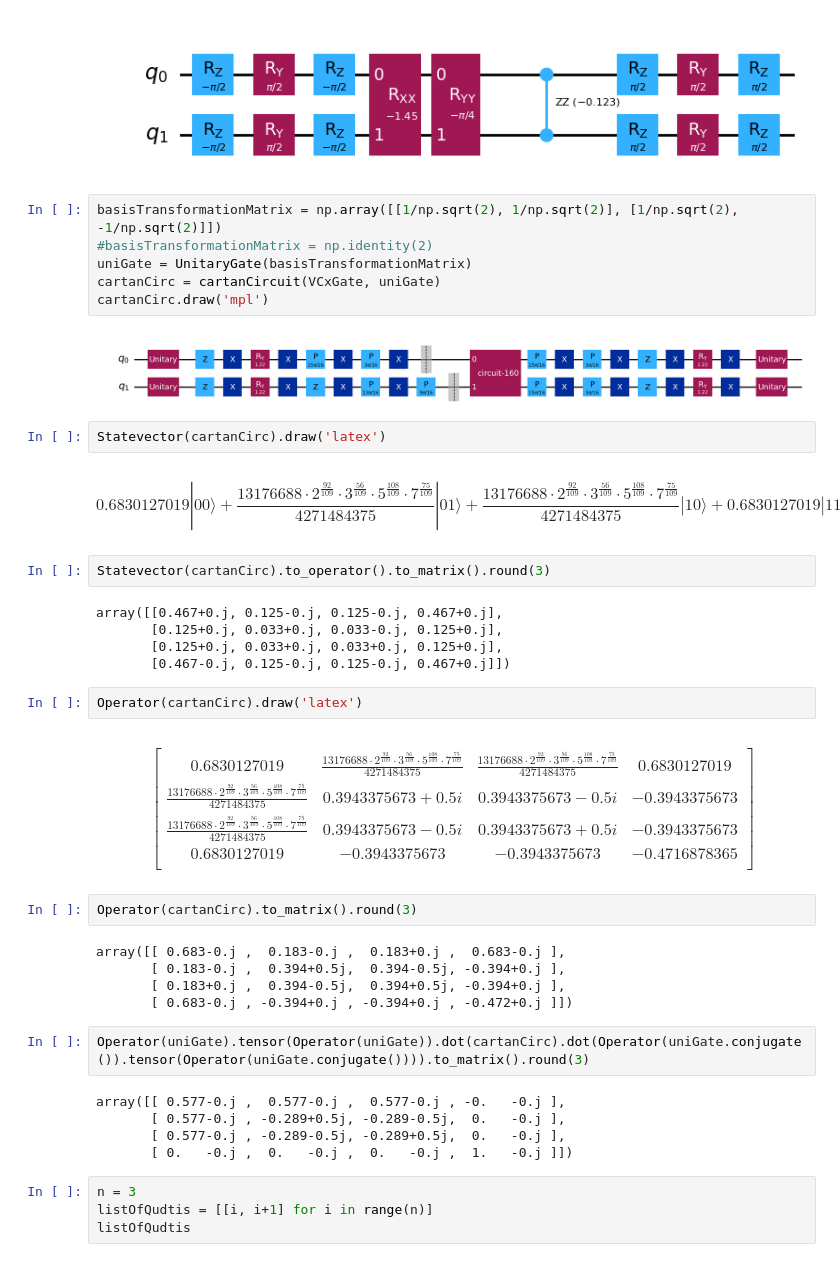
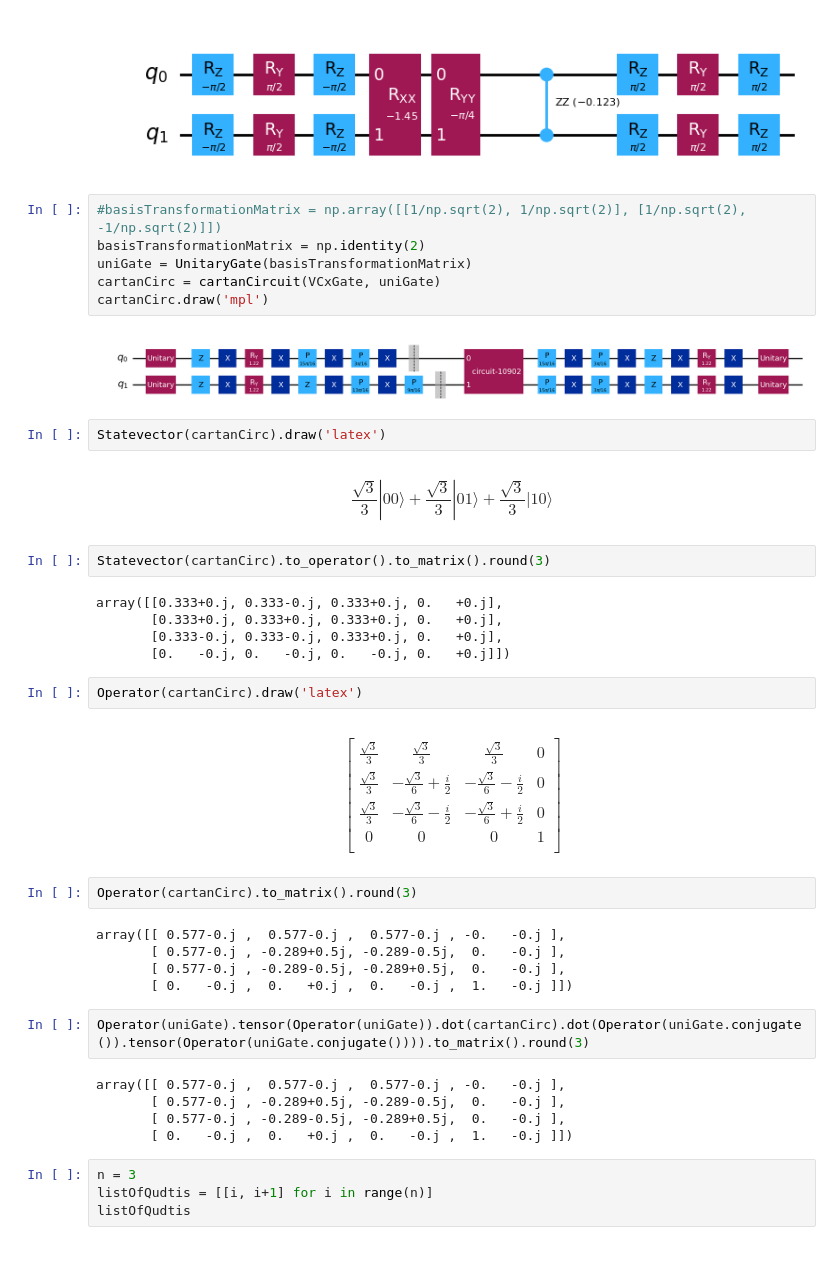
Before and after one commit to slysek/qudityD3, a Jupyter notebook: GHZstate.ipynb, the cells around one changed output. Cells and saved outputs as stored; diff of their text form.

```diff
--- a/GHZstate.ipynb
+++ b/GHZstate.ipynb
@@ -111,49 +113,49 @@ VCxGate.draw('mpl')
 # %% [output]
 [figure]
 # %%
-basisTransformationMatrix = np.array([[1/np.sqrt(2), 1/np.sqrt(2)], [1/np.sqrt(2), -1/np.sqrt(2)]])
-#basisTransformationMatrix = np.identity(2)
+#basisTransformationMatrix = np.array([[1/np.sqrt(2), 1/np.sqrt(2)], [1/np.sqrt(2), -1/np.sqrt(2)]])
+basisTransformationMatrix = np.identity(2)
 uniGate = UnitaryGate(basisTransformationMatrix)
 cartanCirc = cartanCircuit(VCxGate, uniGate)
 cartanCirc.draw('mpl')
 # %% [output]
-[figure, old version]
+[figure, new version]
 # %%
 Statevector(cartanCirc).draw('latex')
 # %% [output]
-$$0.6830127019 |00\rangle+\frac{13176688 \cdot 2^{\frac{92}{109}} \cdot 3^{\frac{56}{109}} \cdot 5^{\frac{108}{109}} \cdot 7^{\frac{75}{109}}}{4271484375} |01\rangle+\frac{13176688 \cdot 2^{\frac{92}{109}} \cdot 3^{\frac{56}{109}} \cdot 5^{\frac{108}{109}} \cdot 7^{\frac{75}{109}}}{4271484375} |10\rangle+0.6830127019 |11\rangle$$
+$$\frac{\sqrt{3}}{3} |00\rangle+\frac{\sqrt{3}}{3} |01\rangle+\frac{\sqrt{3}}{3} |10\rangle$$
 # %%
 Statevector(cartanCirc).to_operator().to_matrix().round(3)
 # %% [output]
-array([[0.467+0.j, 0.125-0.j, 0.125-0.j, 0.467+0.j],
-       [0.125+0.j, 0.033+0.j, 0.033-0.j, 0.125+0.j],
-       [0.125+0.j, 0.033+0.j, 0.033+0.j, 0.125+0.j],
-       [0.467-0.j, 0.125-0.j, 0.125-0.j, 0.467+0.j]])
+array([[0.333+0.j, 0.333-0.j, 0.333+0.j, 0.   +0.j],
+       [0.333+0.j, 0.333+0.j, 0.333+0.j, 0.   +0.j],
+       [0.333-0.j, 0.333-0.j, 0.333+0.j, 0.   +0.j],
+       [0.   -0.j, 0.   -0.j, 0.   -0.j, 0.   +0.j]])
 # %%
 Operator(cartanCirc).draw('latex')
 # %% [output]
 $$
 \begin{bmatrix}
-0.6830127019 & \frac{13176688 \cdot 2^{\frac{92}{109}} \cdot 3^{\frac{56}{109}} \cdot 5^{\frac{108}{109}} \cdot 7^{\frac{75}{109}}}{4271484375} & \frac{13176688 \cdot 2^{\frac{92}{109}} \cdot 3^{\frac{56}{109}} \cdot 5^{\frac{108}{109}} \cdot 7^{\frac{75}{109}}}{4271484375} & 0.6830127019  \\
- \frac{13176688 \cdot 2^{\frac{92}{109}} \cdot 3^{\frac{56}{109}} \cdot 5^{\frac{108}{109}} \cdot 7^{\frac{75}{109}}}{4271484375} & 0.3943375673 + 0.5 i & 0.3943375673 - 0.5 i & -0.3943375673  \\
- \frac{13176688 \cdot 2^{\frac{92}{109}} \cdot 3^{\frac{56}{109}} \cdot 5^{\frac{108}{109}} \cdot 7^{\frac{75}{109}}}{4271484375} & 0.3943375673 - 0.5 i & 0.3943375673 + 0.5 i & -0.3943375673  \\
- 0.6830127019 & -0.3943375673 & -0.3943375673 & -0.4716878365  \\
+\frac{\sqrt{3}}{3} & \frac{\sqrt{3}}{3} & \frac{\sqrt{3}}{3} & 0  \\
+ \frac{\sqrt{3}}{3} & - \frac{\sqrt{3}}{6} + \frac{i}{2} & - \frac{\sqrt{3}}{6} - \frac{i}{2} & 0  \\
+ \frac{\sqrt{3}}{3} & - \frac{\sqrt{3}}{6} - \frac{i}{2} & - \frac{\sqrt{3}}{6} + \frac{i}{2} & 0  \\
+ 0 & 0 & 0 & 1  \\
  \end{bmatrix}
 $$
 # %%
 Operator(cartanCirc).to_matrix().round(3)
 # %% [output]
-array([[ 0.683-0.j ,  0.183-0.j ,  0.183+0.j ,  0.683-0.j ],
-       [ 0.183-0.j ,  0.394+0.5j,  0.394-0.5j, -0.394+0.j ],
-       [ 0.183+0.j ,  0.394-0.5j,  0.394+0.5j, -0.394+0.j ],
-       [ 0.683-0.j , -0.394+0.j , -0.394+0.j , -0.472+0.j ]])
+array([[ 0.577-0.j ,  0.577-0.j ,  0.577-0.j , -0.   -0.j ],
+       [ 0.577-0.j , -0.289+0.5j, -0.289-0.5j,  0.   -0.j ],
+       [ 0.577-0.j , -0.289-0.5j, -0.289+0.5j,  0.   -0.j ],
+       [ 0.   -0.j ,  0.   +0.j ,  0.   -0.j ,  1.   -0.j ]])
 # %%
 Operator(uniGate).tensor(Operator(uniGate)).dot(cartanCirc).dot(Operator(uniGate.conjugate()).tensor(Operator(uniGate.conjugate()))).to_matrix().round(3)
 # %% [output]
 array([[ 0.577-0.j ,  0.577-0.j ,  0.577-0.j , -0.   -0.j ],
        [ 0.577-0.j , -0.289+0.5j, -0.289-0.5j,  0.   -0.j ],
        [ 0.577-0.j , -0.289-0.5j, -0.289+0.5j,  0.   -0.j ],
-       [ 0.   -0.j ,  0.   -0.j ,  0.   -0.j ,  1.   -0.j ]])
+       [ 0.   -0.j ,  0.   +0.j ,  0.   -0.j ,  1.   -0.j ]])
 # %%
 n = 3
 listOfQudtis = [[i, i+1] for i in range(n)]
```
Also changed, not shown: parts of 34 cells of this notebook, 1 other file.
